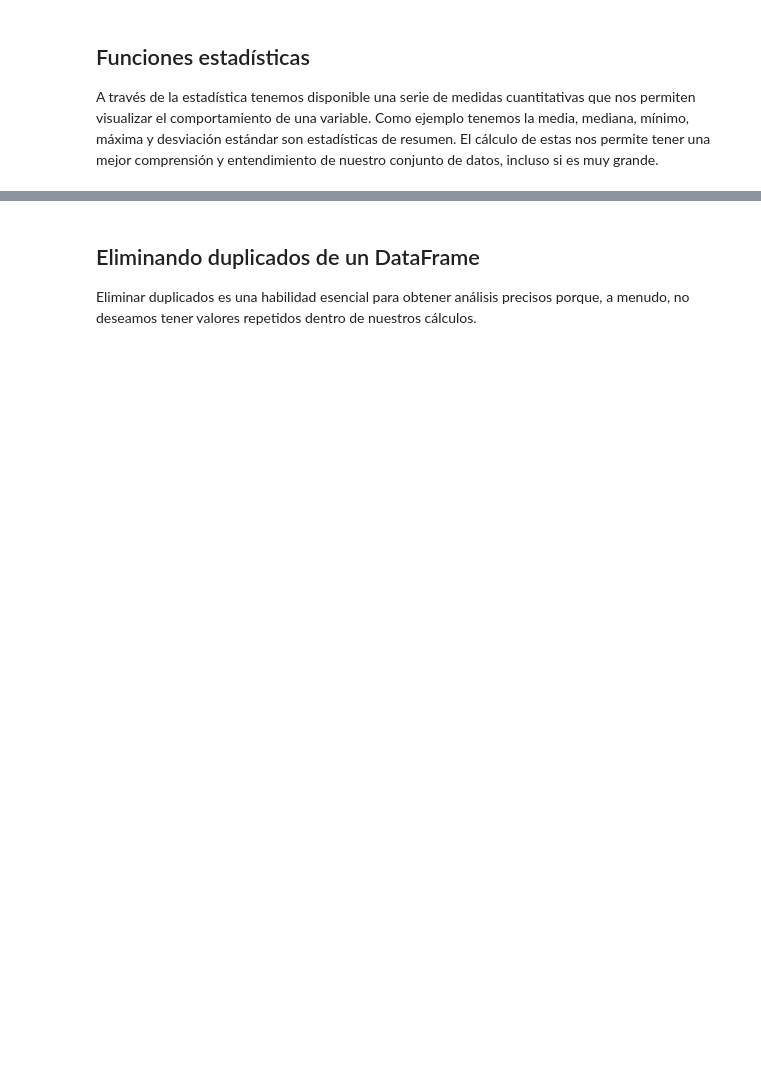
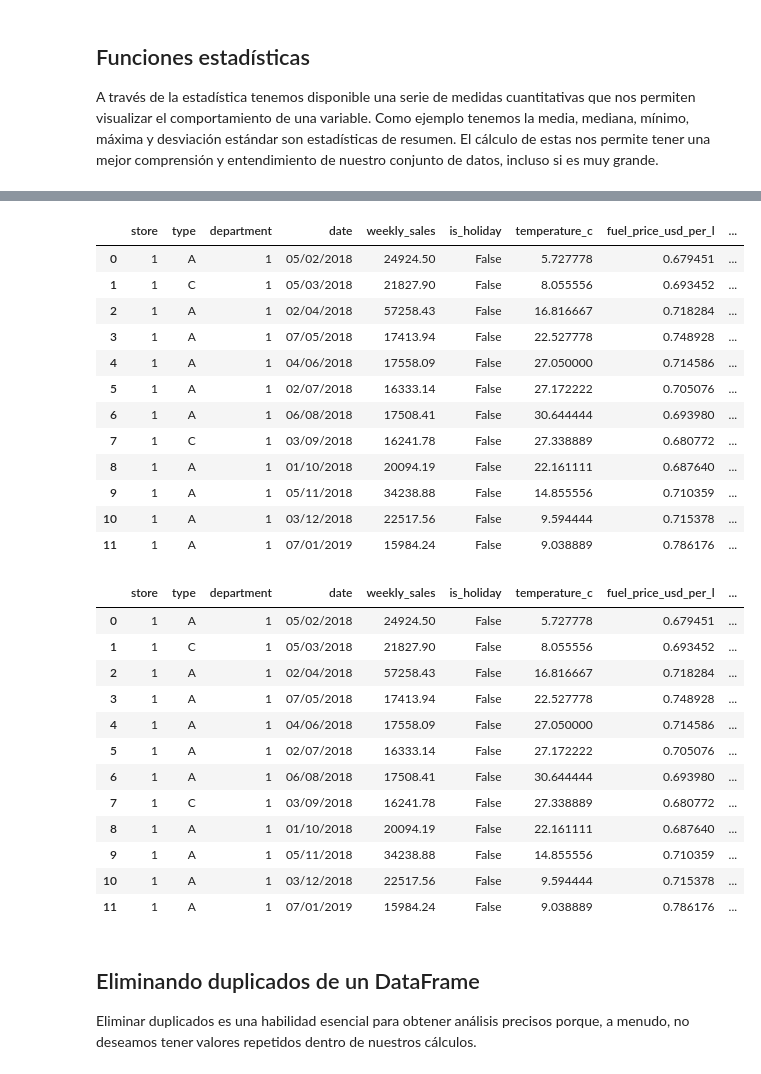
Before and after one commit to RebecaMagallanFlores/python-basics, a Jupyter notebook: 6. Análisis estadístico y agrupación.ipynb, the cells around one changed output, grey strips where cells are left out. Saved outputs shown, nothing was run; the diff lists cells and outputs as text; code cells hidden in the pictures; blank space fills up the shorter version.

```diff
--- a/6. Análisis estadístico y agrupación.ipynb
+++ b/6. Análisis estadístico y agrupación.ipynb
@@ -43,14 +164,43 @@ En la función personalizada para este ejercicio, <code>IQR</code> nos muestra e
 # %%
 # Ordena por fecha
-
+df_filtro
 
 # Crea un nuevo campo calculando la venta acumulada semanal
-
+df_filtro['ventas_acumuladas'] = df_filtro['weekly_sales'].cumsum()
+display(df_filtro)
 
 # Crea un nuevo campo campo calculado con la venta acumulada máxima
 
-
+df_filtro['venta_max_acumulada']= df['weekly_sales'].cummax()
 # Vamos a ver los campos que acabas de crear
+display(df_filtro)
+# %% [output]
+|  | store | type | department | date | weekly_sales | is_holiday | temperature_c | fuel_price_usd_per_l | ... |
+| 0 | 1 | A | 1 | 05/02/2018 | 24924.50 | False | 5.727778 | 0.679451 | ... |
+| 1 | 1 | C | 1 | 05/03/2018 | 21827.90 | False | 8.055556 | 0.693452 | ... |
+| 2 | 1 | A | 1 | 02/04/2018 | 57258.43 | False | 16.816667 | 0.718284 | ... |
+| 3 | 1 | A | 1 | 07/05/2018 | 17413.94 | False | 22.527778 | 0.748928 | ... |
+| 4 | 1 | A | 1 | 04/06/2018 | 17558.09 | False | 27.050000 | 0.714586 | ... |
+| 5 | 1 | A | 1 | 02/07/2018 | 16333.14 | False | 27.172222 | 0.705076 | ... |
+| 6 | 1 | A | 1 | 06/08/2018 | 17508.41 | False | 30.644444 | 0.693980 | ... |
+| 7 | 1 | C | 1 | 03/09/2018 | 16241.78 | False | 27.338889 | 0.680772 | ... |
+| 8 | 1 | A | 1 | 01/10/2018 | 20094.19 | False | 22.161111 | 0.687640 | ... |
+| 9 | 1 | A | 1 | 05/11/2018 | 34238.88 | False | 14.855556 | 0.710359 | ... |
+| 10 | 1 | A | 1 | 03/12/2018 | 22517.56 | False | 9.594444 | 0.715378 | ... |
+| 11 | 1 | A | 1 | 07/01/2019 | 15984.24 | False | 9.038889 | 0.786176 | ... |
+|  | store | type | department | date | weekly_sales | is_holiday | temperature_c | fuel_price_usd_per_l | ... |
+| 0 | 1 | A | 1 | 05/02/2018 | 24924.50 | False | 5.727778 | 0.679451 | ... |
+| 1 | 1 | C | 1 | 05/03/2018 | 21827.90 | False | 8.055556 | 0.693452 | ... |
+| 2 | 1 | A | 1 | 02/04/2018 | 57258.43 | False | 16.816667 | 0.718284 | ... |
+| 3 | 1 | A | 1 | 07/05/2018 | 17413.94 | False | 22.527778 | 0.748928 | ... |
+| 4 | 1 | A | 1 | 04/06/2018 | 17558.09 | False | 27.050000 | 0.714586 | ... |
+| 5 | 1 | A | 1 | 02/07/2018 | 16333.14 | False | 27.172222 | 0.705076 | ... |
+| 6 | 1 | A | 1 | 06/08/2018 | 17508.41 | False | 30.644444 | 0.693980 | ... |
+| 7 | 1 | C | 1 | 03/09/2018 | 16241.78 | False | 27.338889 | 0.680772 | ... |
+| 8 | 1 | A | 1 | 01/10/2018 | 20094.19 | False | 22.161111 | 0.687640 | ... |
+| 9 | 1 | A | 1 | 05/11/2018 | 34238.88 | False | 14.855556 | 0.710359 | ... |
+| 10 | 1 | A | 1 | 03/12/2018 | 22517.56 | False | 9.594444 | 0.715378 | ... |
+| 11 | 1 | A | 1 | 07/01/2019 | 15984.24 | False | 9.038889 | 0.786176 | ... |
 # %% [markdown]
 ## Eliminando duplicados de un DataFrame
 <p>Eliminar duplicados es una habilidad esencial para obtener análisis precisos porque, a menudo, no deseamos tener valores repetidos dentro de nuestros cálculos.</p>
```
Also changed, not shown: parts of 38 cells of this notebook, 1 other file.
